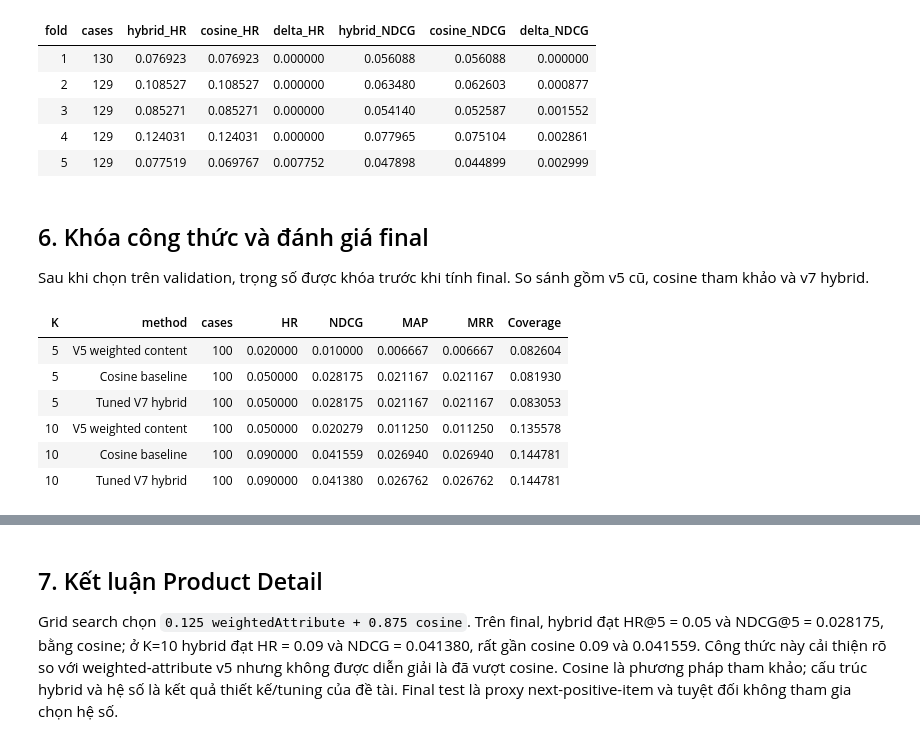
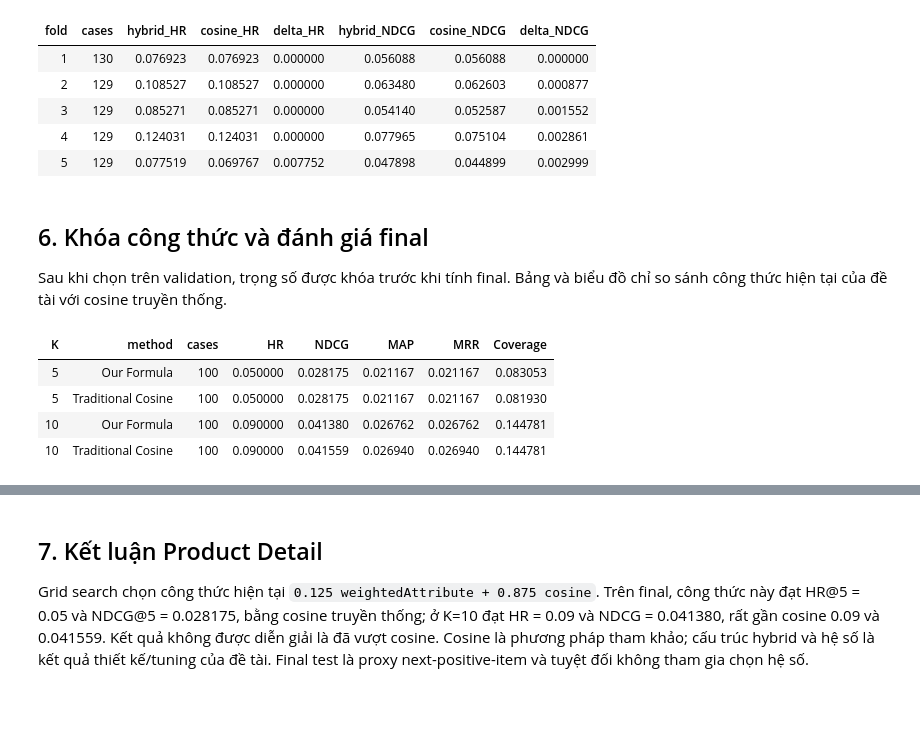
Before and after one commit to bloodthirster2510/fashion-ecommerce-system, a Jupyter notebook: evaluation/recommendation/notebooks/product_detail_recommendation_evaluation.ipynb, the cells around one changed output, grey strips where cells are left out. Saved outputs shown, nothing was run; the diff lists cells and outputs as text; code cells hidden in the pictures; blank space fills up the shorter version.

Commit message:
Update recommendation evaluation comparisons

```diff
--- a/evaluation/recommendation/notebooks/product_detail_recommendation_evaluation.ipynb
+++ b/evaluation/recommendation/notebooks/product_detail_recommendation_evaluation.ipynb
@@ -332,25 +330,22 @@ assert all(row['delta_NDCG'] >= -1e-12 for row in fold_rows)
 # %% [markdown]
 ## 6. Khóa công thức và đánh giá final
 
-Sau khi chọn trên validation, trọng số được khóa trước khi tính final. So sánh gồm v5 cũ, cosine tham khảo và v7 hybrid.
+Sau khi chọn trên validation, trọng số được khóa trước khi tính final. Bảng và biểu đồ chỉ so sánh công thức hiện tại của đề tài với cosine truyền thống.
 # %%
 comparison_rows = []
 for k in (5, 10):
     for name, weights in (
-        ('V5 weighted content', V5_WEIGHTS),
-        ('Cosine baseline', COSINE_WEIGHTS),
-        ('Tuned V7 hybrid', BEST_WEIGHTS),
+        ('Our Formula', BEST_WEIGHTS),
+        ('Traditional Cosine', COSINE_WEIGHTS),
     ):
         comparison_rows.append({'K': k, 'method': name, **evaluate(final_similar_cases, weights, k=k)})
 show_table(comparison_rows, ['K', 'method', 'cases', 'HR', 'NDCG', 'MAP', 'MRR', 'Coverage'])
-bar_chart([{'label':f"{r['method']} · K={r['K']}",'NDCG':r['NDCG']} for r in comparison_rows],'label','NDCG','Product Detail Final: NDCG by Method')
+bar_chart([{'label':f"{r['method']} · K={r['K']}",'NDCG':r['NDCG']} for r in comparison_rows],'label','NDCG','Product Detail Final: Our Formula vs. Traditional Cosine')
 
 assert BEST_WEIGHTS == {'content': 0.125, 'cosine': 0.875, 'popularity': 0.0, 'business': 0.0}
 # %% [output]
 | K | method | cases | HR | NDCG | MAP | MRR | Coverage |
-| 5 | V5 weighted content | 100 | 0.020000 | 0.010000 | 0.006667 | 0.006667 | 0.082604 |
-| 5 | Cosine baseline | 100 | 0.050000 | 0.028175 | 0.021167 | 0.021167 | 0.081930 |
-| 5 | Tuned V7 hybrid | 100 | 0.050000 | 0.028175 | 0.021167 | 0.021167 | 0.083053 |
-| 10 | V5 weighted content | 100 | 0.050000 | 0.020279 | 0.011250 | 0.011250 | 0.135578 |
-| 10 | Cosine baseline | 100 | 0.090000 | 0.041559 | 0.026940 | 0.026940 | 0.144781 |
-| 10 | Tuned V7 hybrid | 100 | 0.090000 | 0.041380 | 0.026762 | 0.026762 | 0.144781 |
+| 5 | Our Formula | 100 | 0.050000 | 0.028175 | 0.021167 | 0.021167 | 0.083053 |
+| 5 | Traditional Cosine | 100 | 0.050000 | 0.028175 | 0.021167 | 0.021167 | 0.081930 |
+| 10 | Our Formula | 100 | 0.090000 | 0.041380 | 0.026762 | 0.026762 | 0.144781 |
+| 10 | Traditional Cosine | 100 | 0.090000 | 0.041559 | 0.026940 | 0.026940 | 0.144781 |
@@ -357,4 +353,4 @@ assert BEST_WEIGHTS == {'content': 0.125, 'cosine': 0.875, 'popularity': 0.0, 'b
 # %% [markdown]
 ## 7. Kết luận Product Detail
 
-Grid search chọn `0.125 weightedAttribute + 0.875 cosine`. Trên final, hybrid đạt HR@5 = 0.05 và NDCG@5 = 0.028175, bằng cosine; ở K=10 hybrid đạt HR = 0.09 và NDCG = 0.041380, rất gần cosine 0.09 và 0.041559. Công thức này cải thiện rõ so với weighted-attribute v5 nhưng không được diễn giải là đã vượt cosine. Cosine là phương pháp tham khảo; cấu trúc hybrid và hệ số là kết quả thiết kế/tuning của đề tài. Final test là proxy next-positive-item và tuyệt đối không tham gia chọn hệ số.
+Grid search chọn công thức hiện tại `0.125 weightedAttribute + 0.875 cosine`. Trên final, công thức này đạt HR@5 = 0.05 và NDCG@5 = 0.028175, bằng cosine truyền thống; ở K=10 đạt HR = 0.09 và NDCG = 0.041380, rất gần cosine 0.09 và 0.041559. Kết quả không được diễn giải là đã vượt cosine. Cosine là phương pháp tham khảo; cấu trúc hybrid và hệ số là kết quả thiết kế/tuning của đề tài. Final test là proxy next-positive-item và tuyệt đối không tham gia chọn hệ số.
```
Also changed, not shown: parts of 5 cells of this notebook, 1 other file.
